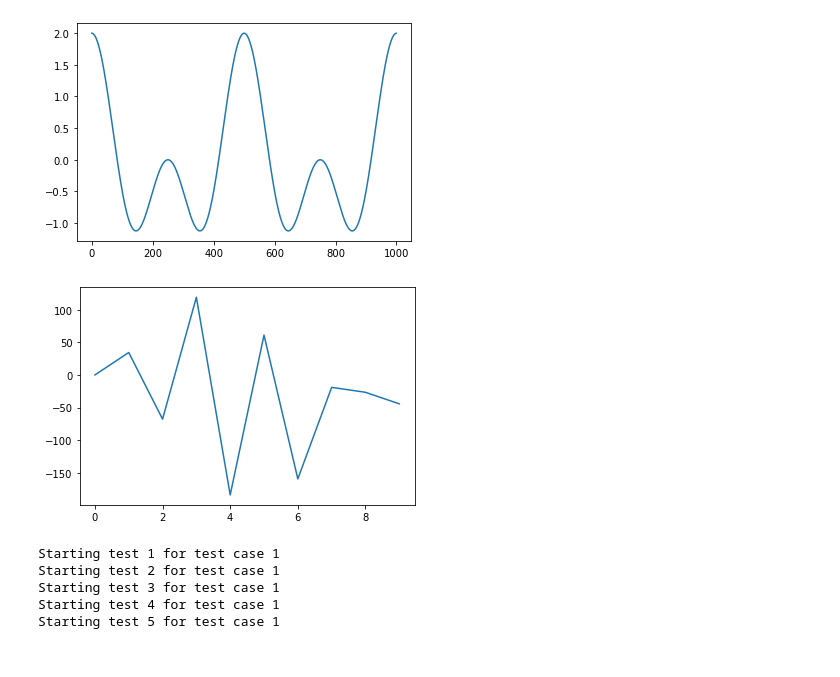
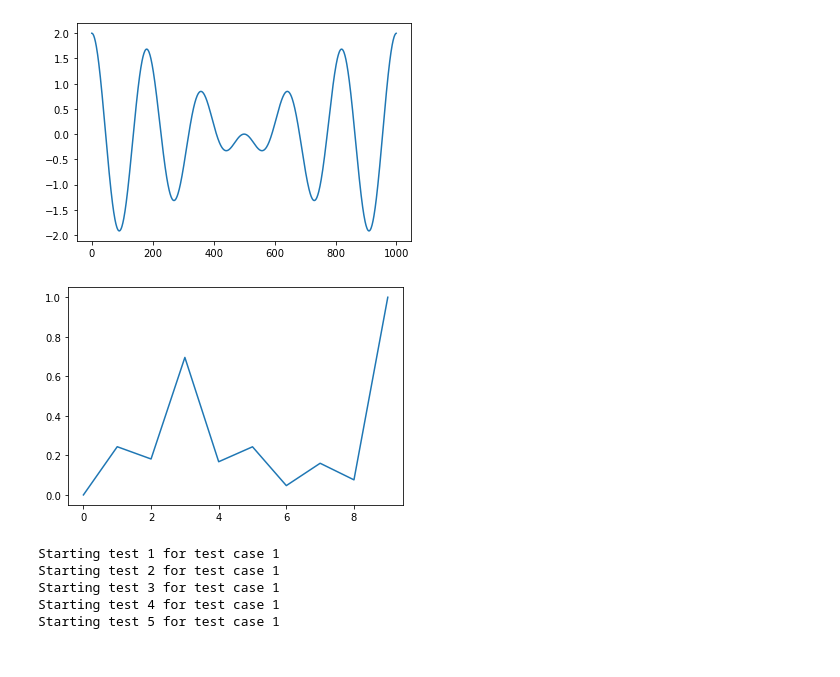
Before and after one commit to JackHaek/FFT, a Jupyter notebook: myfft.ipynb, the cells around one changed output. Drawn from its saved outputs; the diff is of its cells as text; code cells hidden in the pictures.

```diff
--- a/myfft.ipynb
+++ b/myfft.ipynb
@@ -141,38 +141,38 @@ def split(points):
     p_e = []
     p_o = []
     for point in points:
         if idx % 2 == 0:
             # Even index
             p_e.append(point)
         else:
             # Odd index
             p_o.append(point)
         idx += 1
     return (p_e, p_o)
 
 
 def my_FFT(P):
     n = len(P)
     if n == 1:
         return P
     omega = pow(np.e, (2*np.pi*1j)/n)
     pe, po = split(P)
     ye, yo = my_FFT(pe), my_FFT(po)
     y = [0] * n
     for j in range(n//2):
         y[j] = ye[j]+(pow(omega, j)*yo[j])
         y[j + n//2] = ye[j] - (pow(omega, j)*yo[j])
-    return np.abs(y)
+    return y
 
-complex_wave = createWave(DUR, RES, 2) + createWave(DUR, RES, 4)
+complex_wave = createWave(DUR, RES, 3) + createWave(DUR, RES, 9)
 plt.plot(complex_wave)
 plt.show()
 
-plt.plot(my_FFT(complex_wave)[0:10])
+plt.plot(np.abs(my_FFT(complex_wave)[0:10])/max(np.abs(my_FFT(complex_wave)[0:10])))
 plt.show()
 # %% [output]
-[figure, old version]
+[figure, new version]
-[figure, old version]
+[figure, new version]
 # %%
 # Testing
 
```
Also changed, not shown: parts of 2 cells of this notebook.
